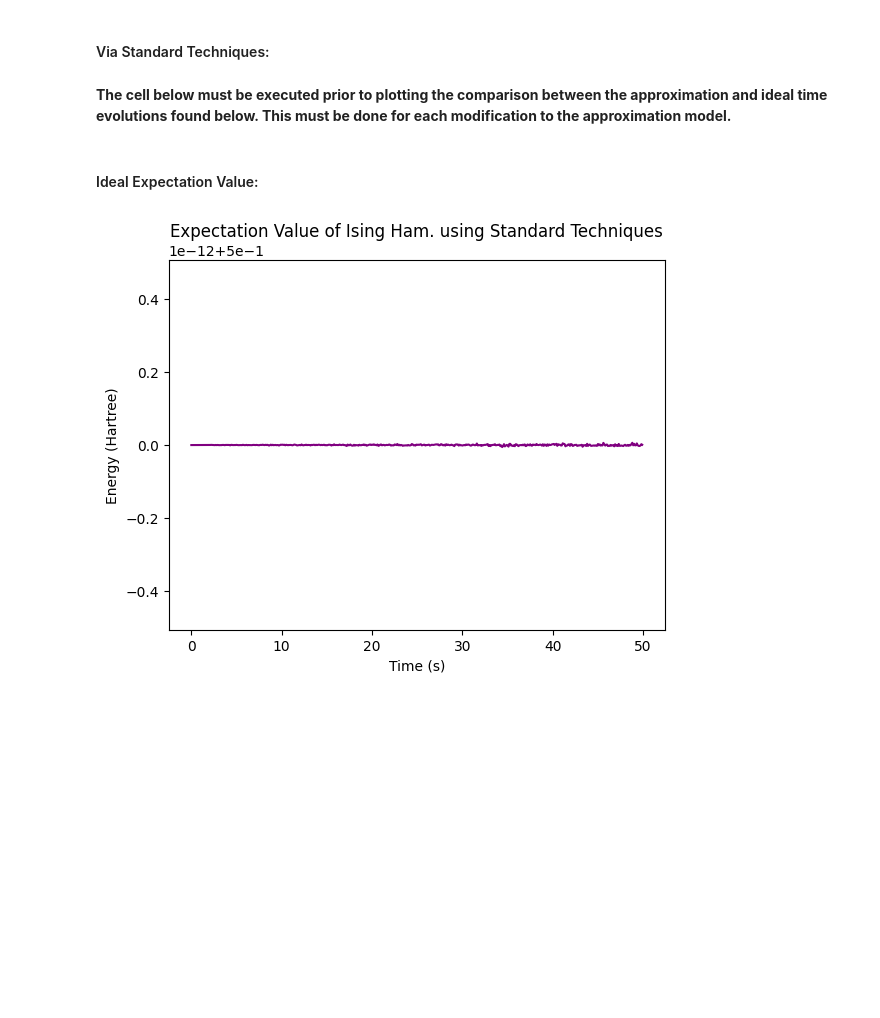
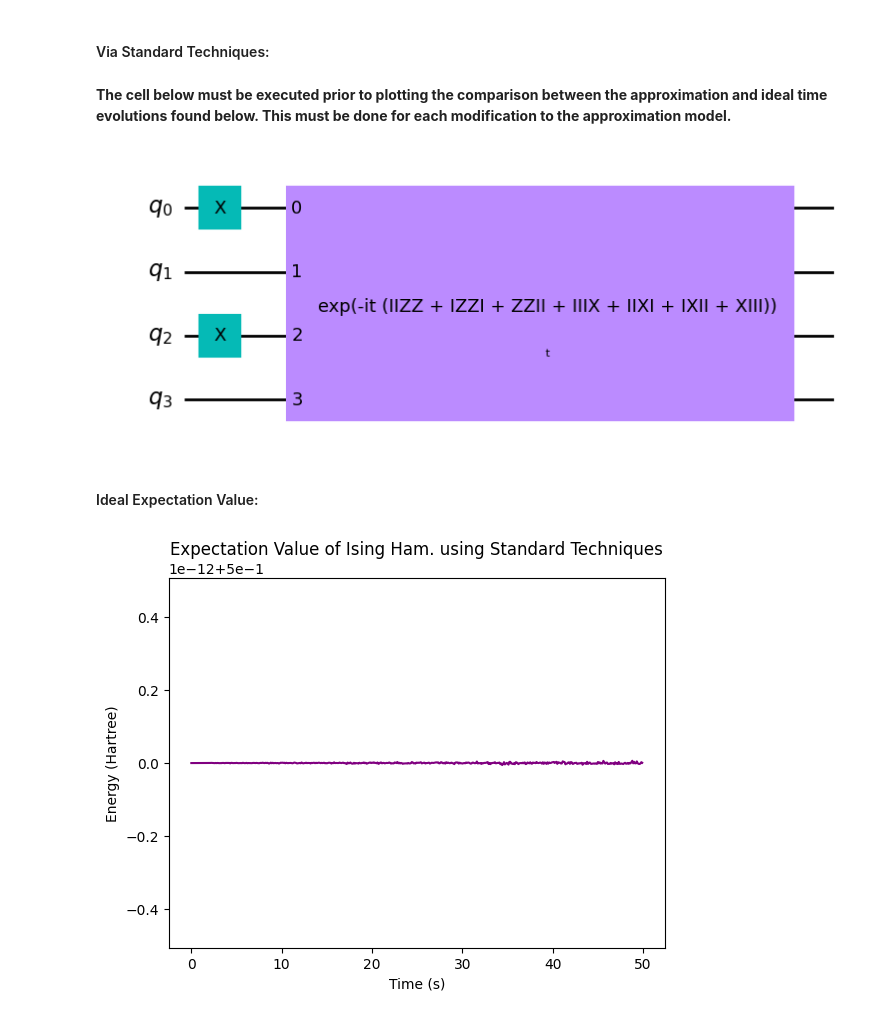
Before and after one commit to SeanSR5/PNNL_SULI_2023, a Jupyter notebook: QuantAlgos/Product-Formulas.ipynb, the cells around one changed output. Cells and saved outputs as stored; diff of their text form; code cells hidden in the pictures; blank space fills up the shorter version.

```diff
--- a/QuantAlgos/Product-Formulas.ipynb
+++ b/QuantAlgos/Product-Formulas.ipynb
@@ -1211,6 +1234,10 @@ for i in range(2**qubit_i_Ham.num_qubits):
 
         i_coefficients_re_ex[i][j] = real
         i_coefficients_im_ex[i][j] = imag
+# %%
+exact_attri[2].draw('mpl')
+# %% [output]
+[figure, added]
 # %% [markdown]
 #### Ideal Expectation Value:
 # %%
```
Also changed, not shown: parts of 7 cells of this notebook, 10 other files.
